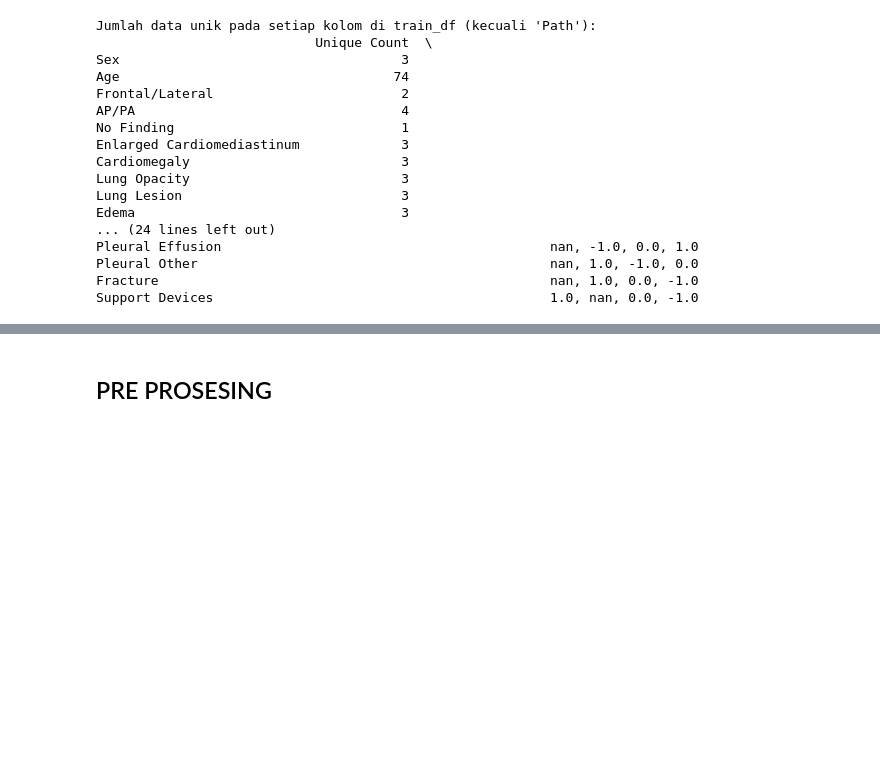
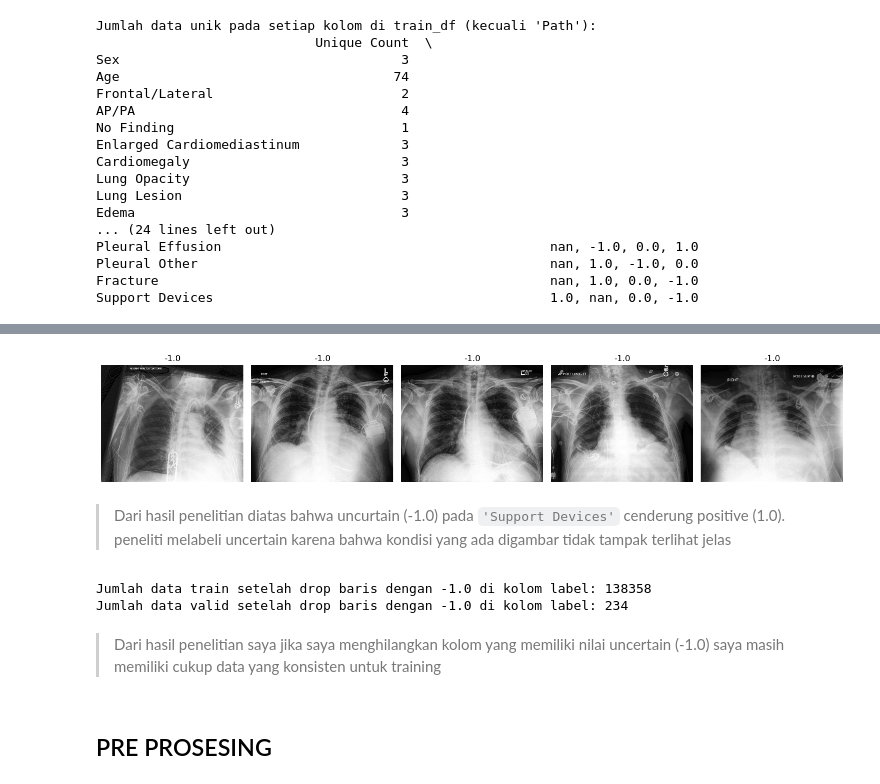
Before and after one commit to RafiHaqul/vit_multi_lung_class_HIDUP_JOKOWI, a Jupyter notebook: 1.ipynb, the cells around one changed output, grey strips where cells are left out. Cells and saved outputs as stored; diff of their text form; code cells hidden in the pictures; blank space fills up the shorter version.

```diff
--- a/1.ipynb
+++ b/1.ipynb
@@ -71,3 +72,37 @@ Support Devices                                           1.0, nan, 0.0, -1.0
+# %%
+# Ambil 5 baris dari train_df yang label 'Support Devices' bernilai -1.0
+support_device_neg1 = train_df[train_df['Support Devices'] == -1.0].head(5)
+
+plt.figure(figsize=(15, 3))
+for i, (_, row) in enumerate(support_device_neg1.iterrows()):
+    img_path = 'datasets/' + row['Path']
+    image = Image.open(img_path).convert('RGB')
+    plt.subplot(1, 5, i+1)
+    plt.imshow(image)
+    plt.axis('off')
+    plt.title(f"{row['Support Devices']}")
+plt.tight_layout()
+plt.show()
+# %% [output]
+[figure, added]
+# %% [markdown]
+>Dari hasil penelitian diatas bahwa uncurtain (-1.0) pada `'Support Devices'` cenderung positive (1.0). peneliti melabeli uncertain karena bahwa kondisi yang ada digambar tidak tampak terlihat jelas
+# %%
+# Hitung jumlah baris setelah drop semua data yang memiliki nilai -1.0 pada kolom label
+label_cols = ['No Finding', 'Enlarged Cardiomediastinum', 'Cardiomegaly', 'Lung Opacity', 'Lung Lesion', 'Edema', 'Consolidation', 'Pneumonia', 'Atelectasis', 'Pneumothorax', 'Pleural Effusion', 'Pleural Other', 'Fracture', 'Support Devices']
+
+mask = ~(train_df[label_cols] == -1.0).any(axis=1)
+jumlah_data_tanpa_minus1 = mask.sum()
+print(f"Jumlah data train setelah drop baris dengan -1.0 di kolom label: {jumlah_data_tanpa_minus1}")
+
+mask = ~(valid_df[label_cols] == -1.0).any(axis=1)
+jumlah_data_tanpa_minus1 = mask.sum()
+print(f"Jumlah data valid setelah drop baris dengan -1.0 di kolom label: {jumlah_data_tanpa_minus1}")
+# %% [output]
+Jumlah data train setelah drop baris dengan -1.0 di kolom label: 138358
+Jumlah data valid setelah drop baris dengan -1.0 di kolom label: 234
+# %% [markdown]
+>Dari hasil penelitian saya jika saya menghilangkan kolom yang memiliki nilai uncertain (-1.0) saya masih memiliki cukup data yang konsisten untuk training
 # %% [markdown]
 ## PRE PROSESING
 # %% [markdown]
```
Also changed, not shown: parts of 16 cells of this notebook.
